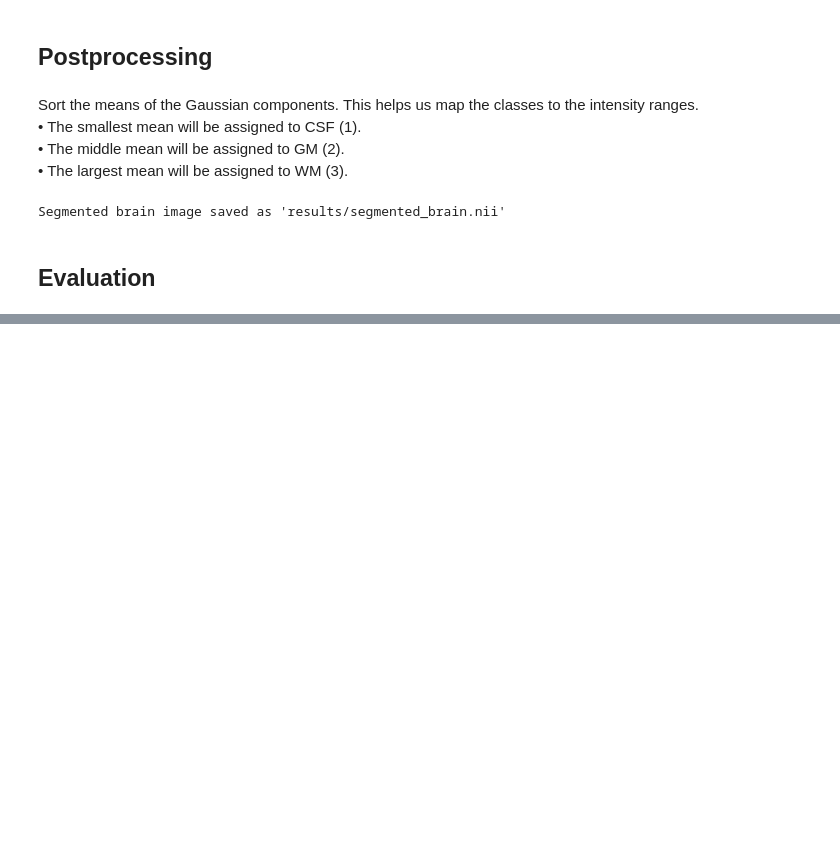
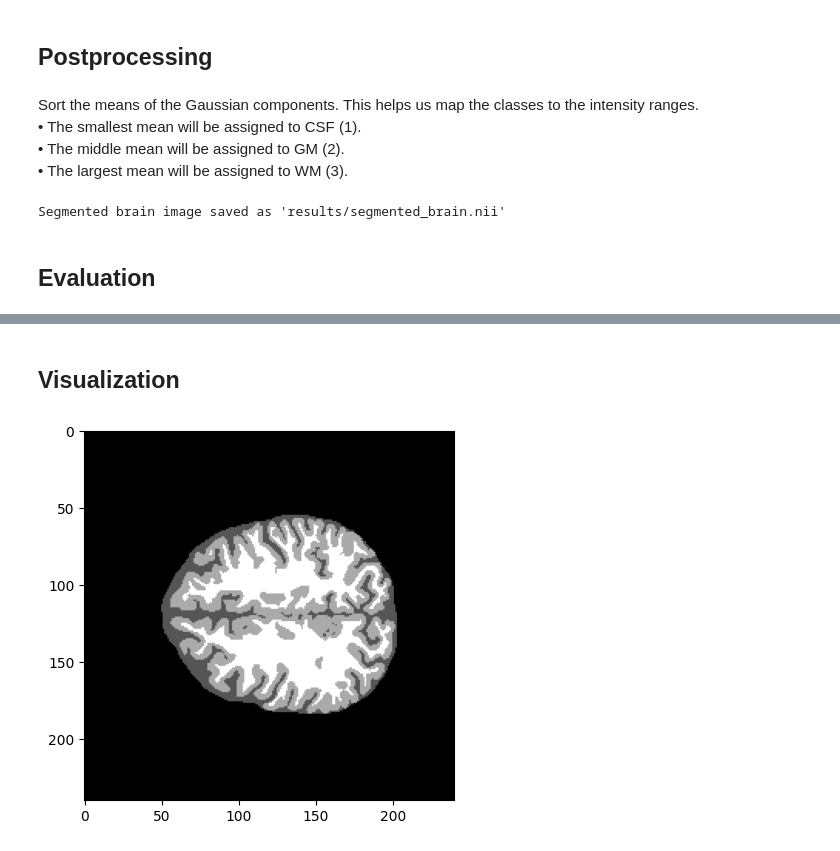
Before and after one commit to huytrnq/ExpectationMaximization, a Jupyter notebook: Exp_Single.ipynb, the cells around one changed output, grey strips where cells are left out. Drawn from its saved outputs; the diff is of its cells as text; code cells hidden in the pictures; blank space fills up the shorter version.

```diff
--- a/Exp_Single.ipynb
+++ b/Exp_Single.ipynb
@@ -100,0 +106,8 @@ Average Dice Score:  0.8261749407127645
+# %% [markdown]
+## Visualization
+# %%
+import matplotlib.pyplot as plt
+plt.imshow(labels_np_img[:,:, 30], cmap='gray')
+plt.show()
+# %% [output]
+[figure, added]
```
Also changed, not shown: parts of 6 cells of this notebook, 24 other files.
